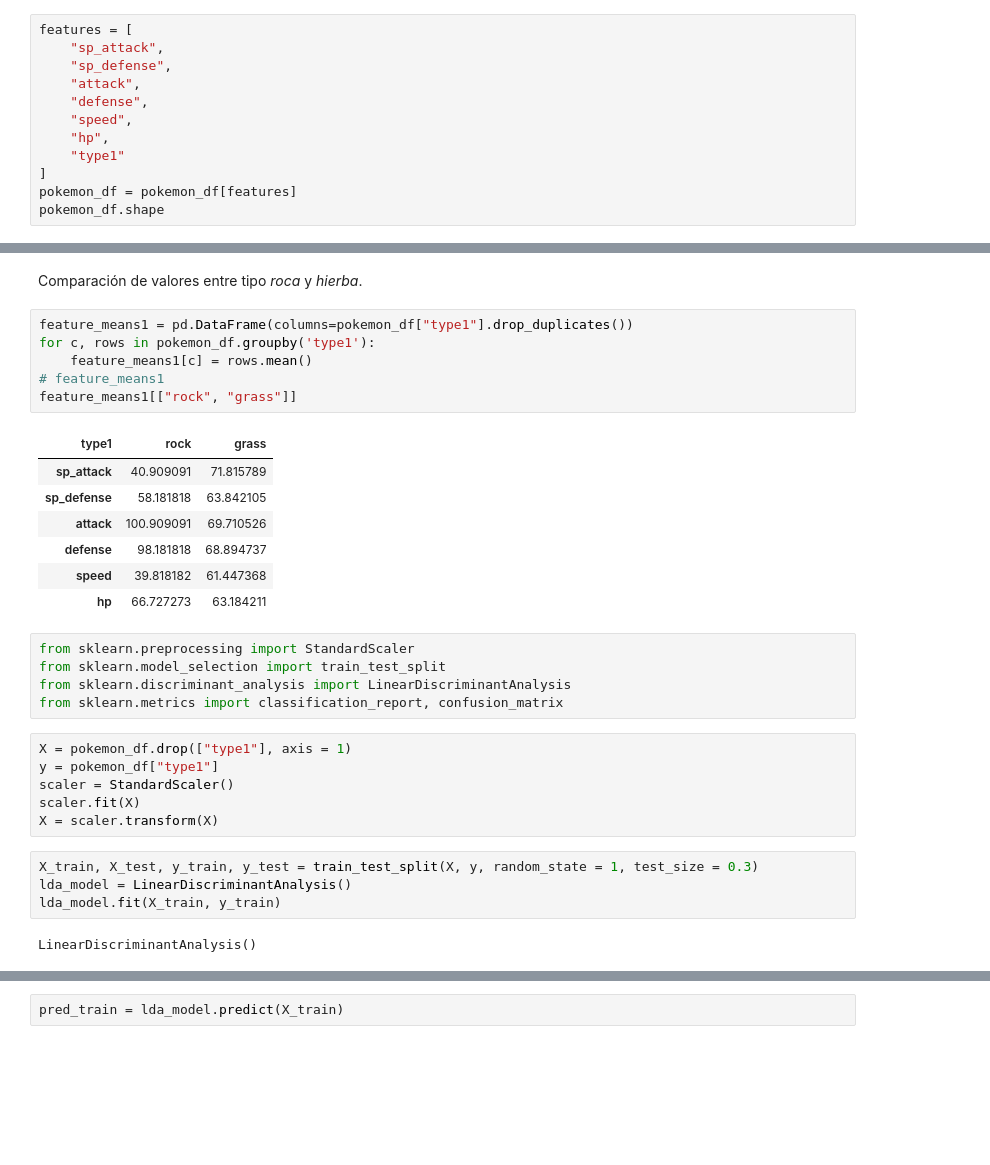
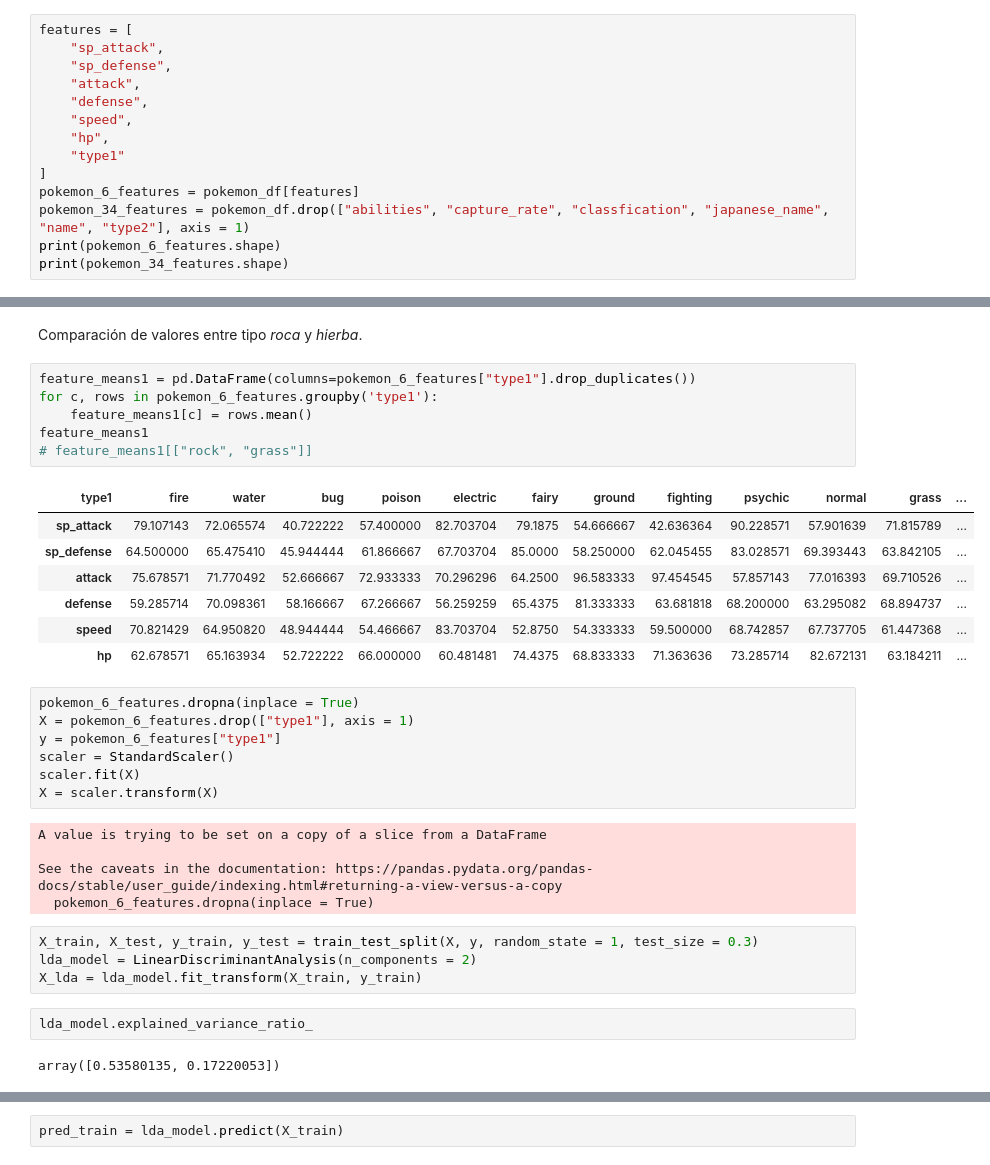
Before and after one commit to maticlein/lab02_lda_regresion_logistica, a Jupyter notebook: lda_regresion_logistica.ipynb, the cells around one changed output, grey strips where cells are left out. Cells and saved outputs as stored; diff of their text form; blank space fills up the shorter version.

Commit message:
base pokémon con modelos para 6 y 34 features

```diff
--- a/lda_regresion_logistica.ipynb
+++ b/lda_regresion_logistica.ipynb
@@ -40,7 +48,9 @@ features = [
     "hp",
     "type1"
 ]
-pokemon_df = pokemon_df[features]
-pokemon_df.shape
+pokemon_6_features = pokemon_df[features]
+pokemon_34_features = pokemon_df.drop(["abilities", "capture_rate", "classfication", "japanese_name", "name", "type2"], axis = 1)
+print(pokemon_6_features.shape)
+print(pokemon_34_features.shape)
 # %% [output]
 (391, 7)
@@ -69,33 +82,36 @@ Name: type1, dtype: int64
 # %% [markdown]
 Comparación de valores entre tipo *roca* y *hierba*.
 # %%
-feature_means1 = pd.DataFrame(columns=pokemon_df["type1"].drop_duplicates())
-for c, rows in pokemon_df.groupby('type1'):
+feature_means1 = pd.DataFrame(columns=pokemon_6_features["type1"].drop_duplicates())
+for c, rows in pokemon_6_features.groupby('type1'):
     feature_means1[c] = rows.mean()
-# feature_means1
-feature_means1[["rock", "grass"]]
+feature_means1
+# feature_means1[["rock", "grass"]]
 # %% [output]
-| type1 | rock | grass |
-| sp_attack | 40.909091 | 71.815789 |
-| sp_defense | 58.181818 | 63.842105 |
-| attack | 100.909091 | 69.710526 |
-| defense | 98.181818 | 68.894737 |
-| speed | 39.818182 | 61.447368 |
-| hp | 66.727273 | 63.184211 |
+| type1 | fire | water | bug | poison | electric | fairy | ground | fighting | psychic | normal | grass | ... |
+| sp_attack | 79.107143 | 72.065574 | 40.722222 | 57.400000 | 82.703704 | 79.1875 | 54.666667 | 42.636364 | 90.228571 | 57.901639 | 71.815789 | ... |
+| sp_defense | 64.500000 | 65.475410 | 45.944444 | 61.866667 | 67.703704 | 85.0000 | 58.250000 | 62.045455 | 83.028571 | 69.393443 | 63.842105 | ... |
+| attack | 75.678571 | 71.770492 | 52.666667 | 72.933333 | 70.296296 | 64.2500 | 96.583333 | 97.454545 | 57.857143 | 77.016393 | 69.710526 | ... |
+| defense | 59.285714 | 70.098361 | 58.166667 | 67.266667 | 56.259259 | 65.4375 | 81.333333 | 63.681818 | 68.200000 | 63.295082 | 68.894737 | ... |
+| speed | 70.821429 | 64.950820 | 48.944444 | 54.466667 | 83.703704 | 52.8750 | 54.333333 | 59.500000 | 68.742857 | 67.737705 | 61.447368 | ... |
+| hp | 62.678571 | 65.163934 | 52.722222 | 66.000000 | 60.481481 | 74.4375 | 68.833333 | 71.363636 | 73.285714 | 82.672131 | 63.184211 | ... |
-# %%
-from sklearn.preprocessing import StandardScaler
-from sklearn.model_selection import train_test_split
-from sklearn.discriminant_analysis import LinearDiscriminantAnalysis
-from sklearn.metrics import classification_report, confusion_matrix
 # %%
-X = pokemon_df.drop(["type1"], axis = 1)
-y = pokemon_df["type1"]
+pokemon_6_features.dropna(inplace = True)
+X = pokemon_6_features.drop(["type1"], axis = 1)
+y = pokemon_6_features["type1"]
 scaler = StandardScaler()
 scaler.fit(X)
 X = scaler.transform(X)
+# %% [output]
+A value is trying to be set on a copy of a slice from a DataFrame
+
+See the caveats in the documentation: https://pandas.pydata.org/pandas-docs/stable/user_guide/indexing.html#returning-a-view-versus-a-copy
+  pokemon_6_features.dropna(inplace = True)
 # %%
 X_train, X_test, y_train, y_test = train_test_split(X, y, random_state = 1, test_size = 0.3)
-lda_model = LinearDiscriminantAnalysis()
-lda_model.fit(X_train, y_train)
+lda_model = LinearDiscriminantAnalysis(n_components = 2)
+X_lda = lda_model.fit_transform(X_train, y_train)
-# %% [output]
-LinearDiscriminantAnalysis()
+# %%
+lda_model.explained_variance_ratio_
+# %% [output]
+array([0.53580135, 0.17220053])
```
Also changed, not shown: parts of 29 cells of this notebook.
